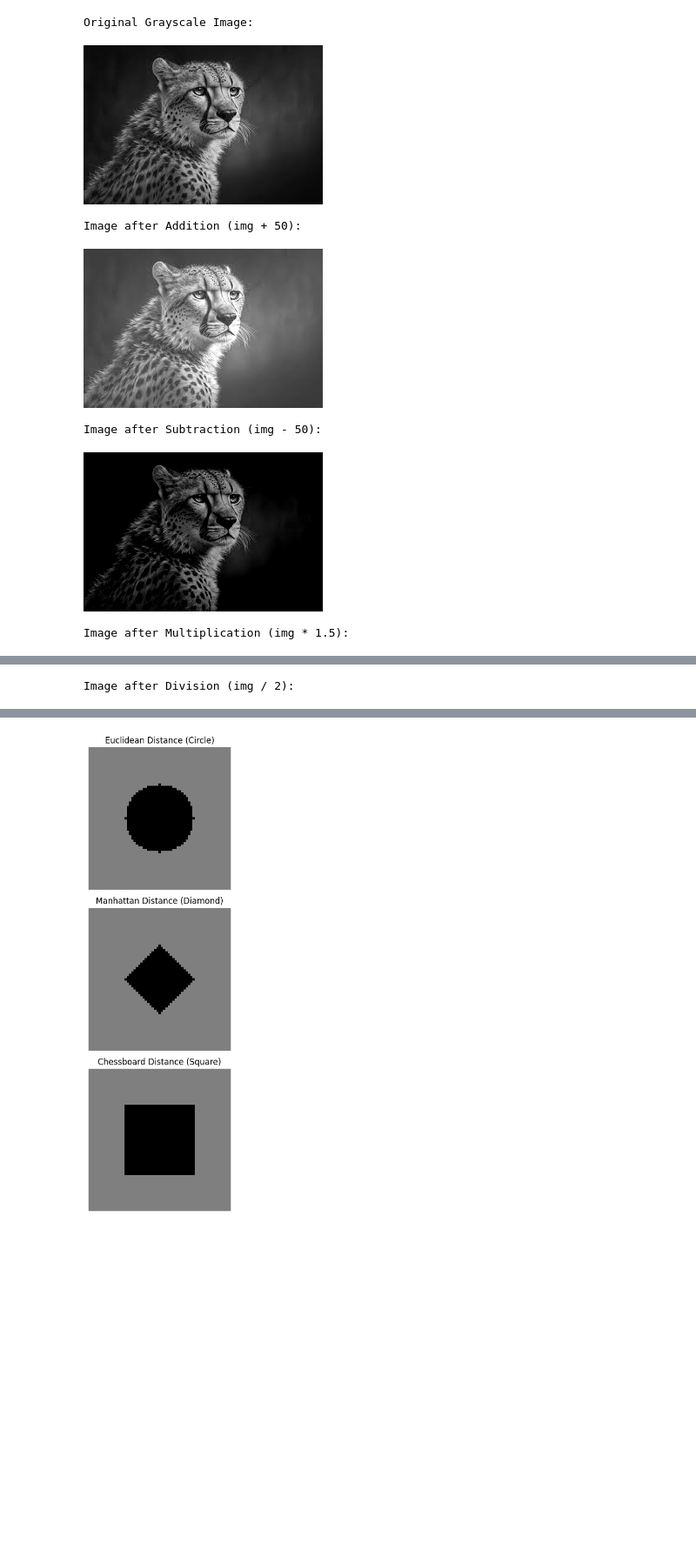
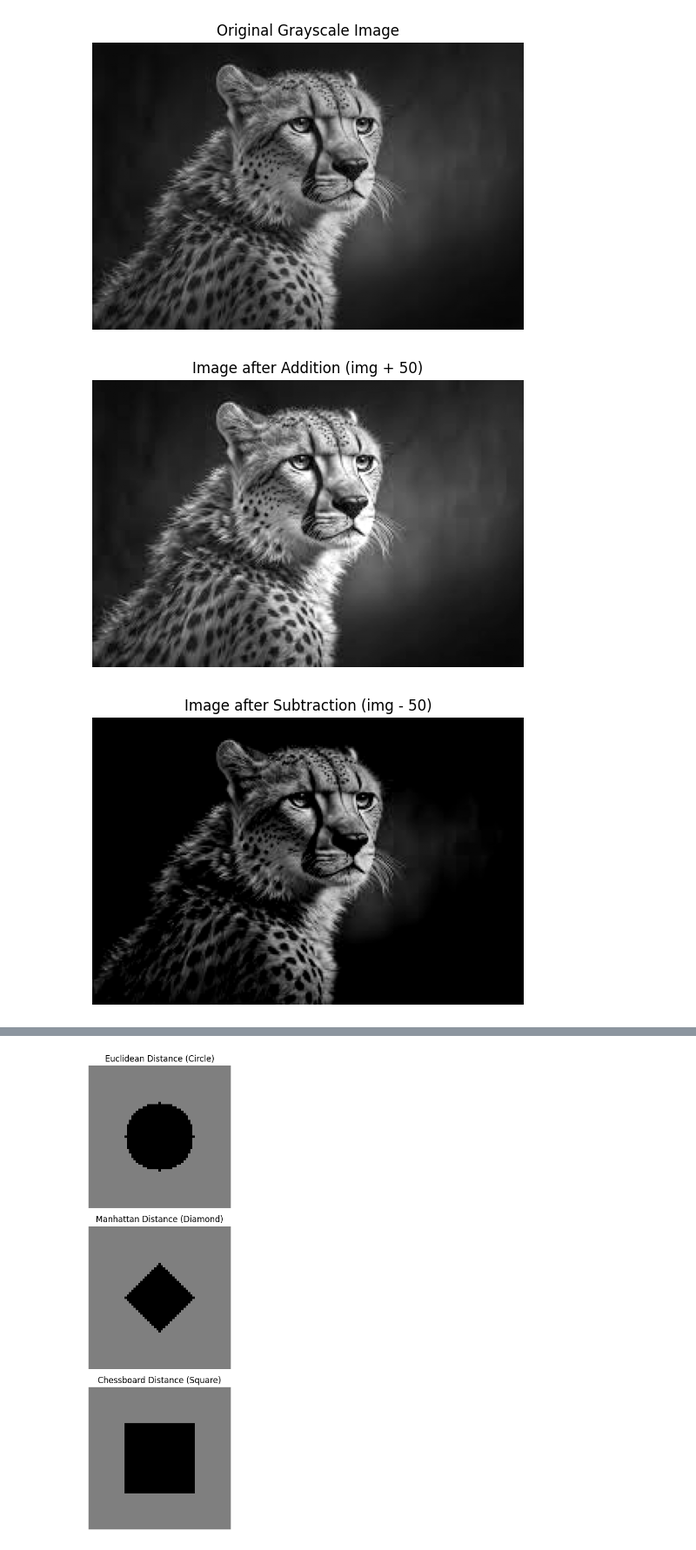
Before and after one commit to Danish-588/CV_PE2, a Jupyter notebook: Practicals/P1_GeometricTransforms/CV1.ipynb, the cells around one changed output, grey strips where cells are left out. Shown at 87% size. Drawn from its saved outputs; the diff is of its cells as text; code cells hidden in the pictures; blank space fills up the shorter version.

Commit message:
VSCode Compatible - updated functions for this to work efficiently with my setup - cv2show replaced by matplotlib - reads and saves to predefined directories

```diff
--- a/Practicals/P1_GeometricTransforms/CV1.ipynb
+++ b/Practicals/P1_GeometricTransforms/CV1.ipynb
@@ -9,7 +8,7 @@ from google.colab import files
 # uploaded = files.upload()
 # image_path = list(uploaded.keys())[0]
 
-image_path = '/content/sample_image.jpg'  # Change this to your image's file name
+image_path = (r'C:\Users\danis\OneDrive\Documents\Repos\CV_PE2\Practicals\P1_GeometricTransforms\data\sample_image.jpg')  # Change this to your image's file name
 
 ### Read the image
 img = cv2.imread(image_path)
@@ -31,39 +39,35 @@ Grayscale Image:
 # %%
+import matplotlib.pyplot as plt
+import cv2
 
 # Step 2: Perform arithmetic operations on the grayscale image
 
 # Adding a scalar value (50) to the image
 img_add = cv2.add(img_gray, 50)
 
 # Subtracting a scalar value (50) from the image
 img_subtract = cv2.subtract(img_gray, 50)
 
 # Multiplying the image by a scalar (1.5) and clipping values to 255
 img_multiply = cv2.multiply(img_gray, 1.5)  # Multiplies element-wise
 
 # Dividing the image by a scalar (2)
 img_divide = cv2.divide(img_gray, 2)
 
-# Step 3: Display the results
-print("Original Grayscale Image:")
-cv2_imshow(img_gray)
+# Step 3: Display the results using matplotlib
+def display_image(img, title=""):
+    plt.imshow(img, cmap='gray')
+    plt.title(title)
+    plt.axis('off')
+    plt.show()
 
-print("Image after Addition (img + 50):")
-cv2_imshow(img_add)
-
-print("Image after Subtraction (img - 50):")
-cv2_imshow(img_subtract)
-
-print("Image after Multiplication (img * 1.5):")
-cv2_imshow(img_multiply)
-
-print("Image after Division (img / 2):")
-cv2_imshow(img_divide)
+# Display each image
+display_image(img_gray, "Original Grayscale Image")
+display_image(img_add, "Image after Addition (img + 50)")
+display_image(img_subtract, "Image after Subtraction (img - 50)")
+display_image(img_multiply, "Image after Multiplication (img * 1.5)")
+display_image(img_divide, "Image after Division (img / 2)")
 # %% [output]
-Original Grayscale Image:
-[figure, old version]
+[figure, new version]
-Image after Addition (img + 50):
-[figure, old version]
+[figure, new version]
-Image after Subtraction (img - 50):
-[figure, old version]
+[figure, new version]
-Image after Multiplication (img * 1.5):
@@ -71 +74,0 @@ Image after Multiplication (img * 1.5):
-Image after Division (img / 2):
```
Also changed, not shown: parts of 8 cells of this notebook, 7 other files.
